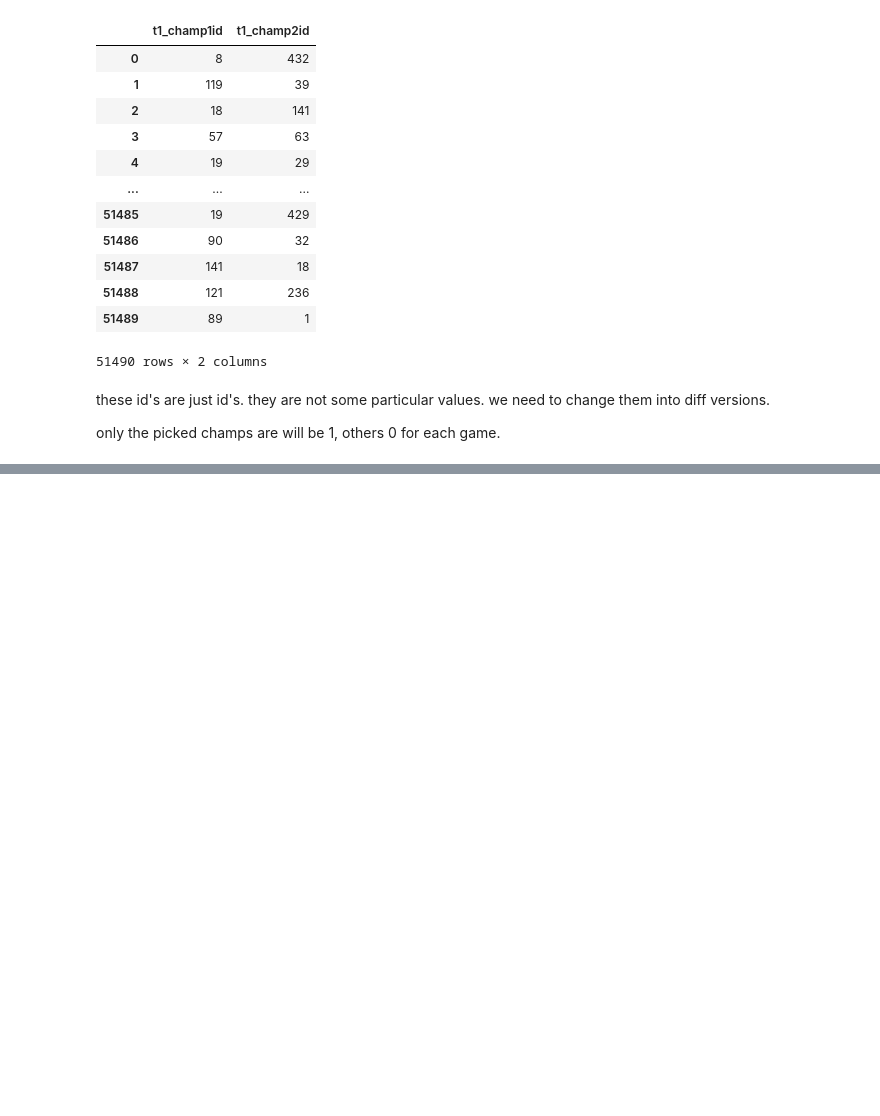
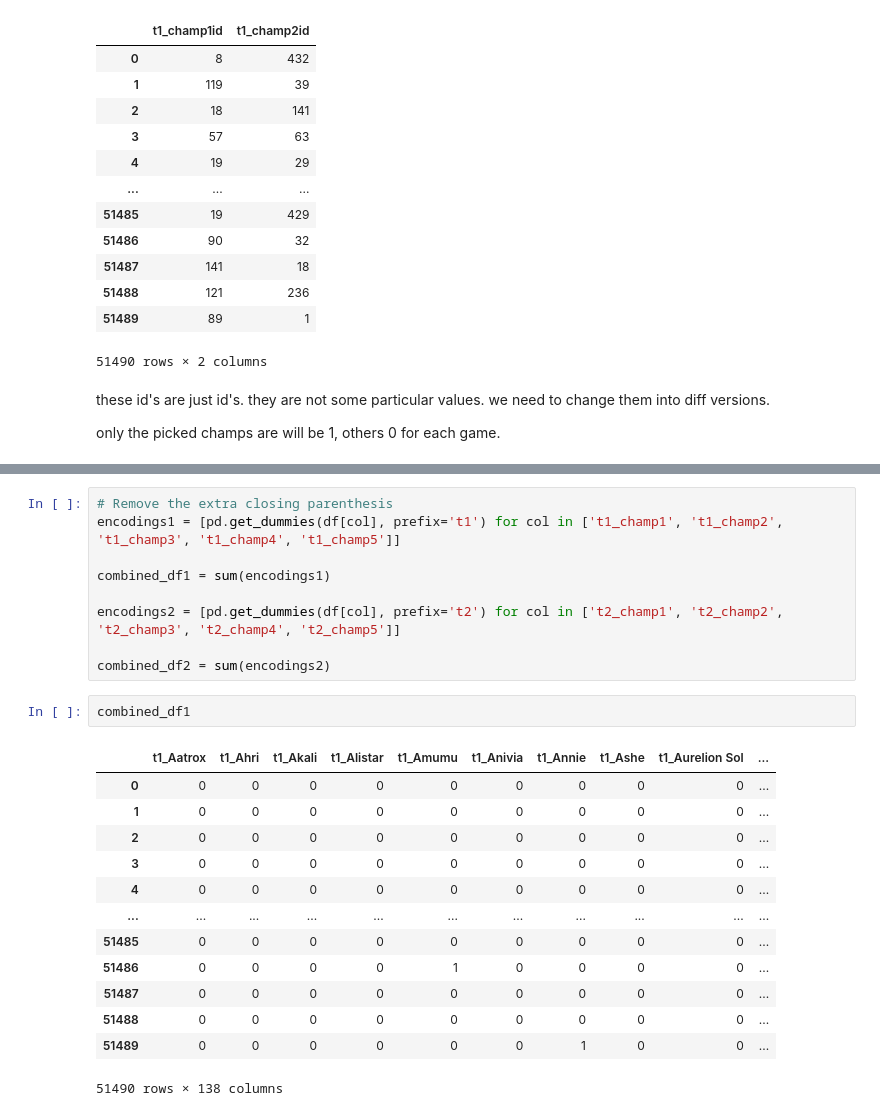
Before and after one commit to okanolgun/League-of-Legends-Win-Prediction, a Jupyter notebook: Untitled.ipynb, the cells around one changed output, grey strips where cells are left out. Cells and saved outputs as stored; diff of their text form; blank space fills up the shorter version.

```diff
--- a/Untitled.ipynb
+++ b/Untitled.ipynb
@@ -69,0 +182,25 @@ only the picked champs are will be 1, others 0 for each game.
+# %%
+# Remove the extra closing parenthesis
+encodings1 = [pd.get_dummies(df[col], prefix='t1') for col in ['t1_champ1', 't1_champ2', 't1_champ3', 't1_champ4', 't1_champ5']]
+
+combined_df1 = sum(encodings1)
+
+encodings2 = [pd.get_dummies(df[col], prefix='t2') for col in ['t2_champ1', 't2_champ2', 't2_champ3', 't2_champ4', 't2_champ5']]
+
+combined_df2 = sum(encodings2)
+# %%
+combined_df1
+# %% [output]
+|  | t1_Aatrox | t1_Ahri | t1_Akali | t1_Alistar | t1_Amumu | t1_Anivia | t1_Annie | t1_Ashe | t1_Aurelion Sol | ... |
+| 0 | 0 | 0 | 0 | 0 | 0 | 0 | 0 | 0 | 0 | ... |
+| 1 | 0 | 0 | 0 | 0 | 0 | 0 | 0 | 0 | 0 | ... |
+| 2 | 0 | 0 | 0 | 0 | 0 | 0 | 0 | 0 | 0 | ... |
+| 3 | 0 | 0 | 0 | 0 | 0 | 0 | 0 | 0 | 0 | ... |
+| 4 | 0 | 0 | 0 | 0 | 0 | 0 | 0 | 0 | 0 | ... |
+| ... | ... | ... | ... | ... | ... | ... | ... | ... | ... | ... |
+| 51485 | 0 | 0 | 0 | 0 | 0 | 0 | 0 | 0 | 0 | ... |
+| 51486 | 0 | 0 | 0 | 0 | 1 | 0 | 0 | 0 | 0 | ... |
+| 51487 | 0 | 0 | 0 | 0 | 0 | 0 | 0 | 0 | 0 | ... |
+| 51488 | 0 | 0 | 0 | 0 | 0 | 0 | 0 | 0 | 0 | ... |
+| 51489 | 0 | 0 | 0 | 0 | 0 | 0 | 1 | 0 | 0 | ... |
+51490 rows × 138 columns
```
Also changed, not shown: parts of 13 cells of this notebook.
